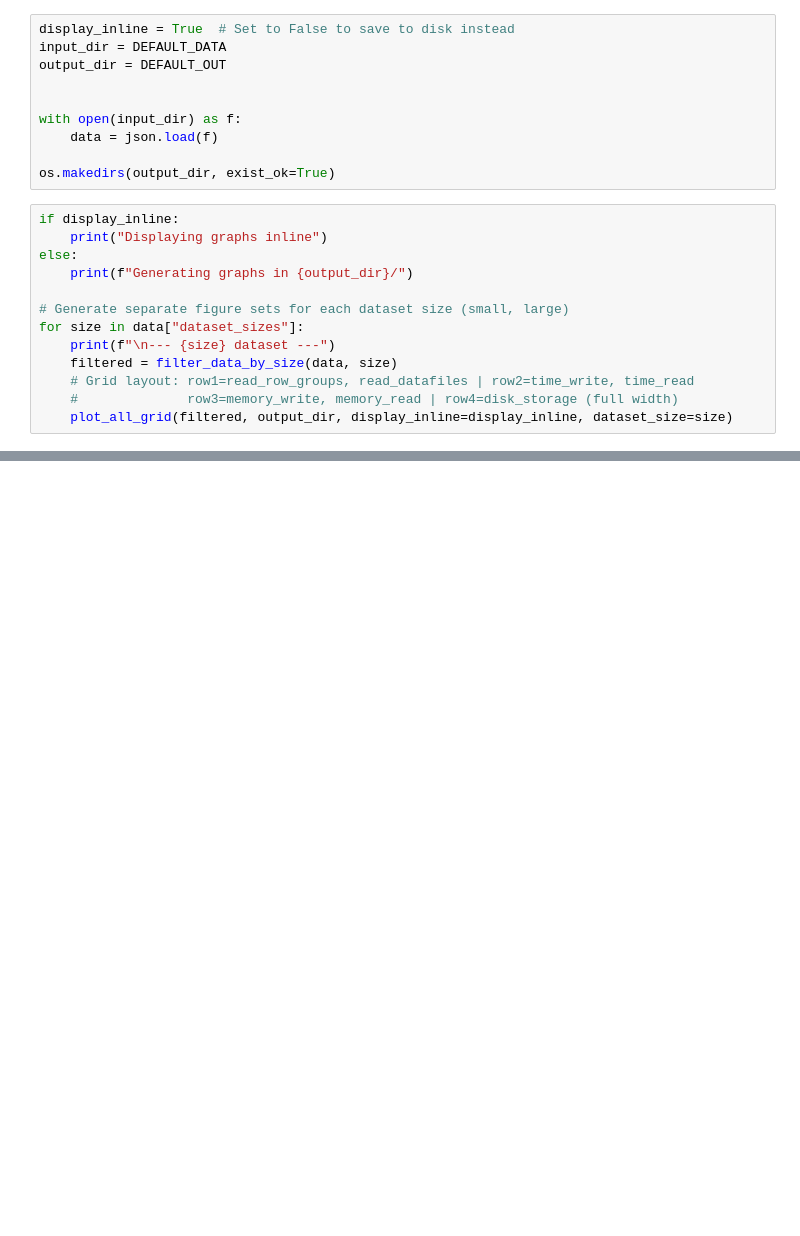
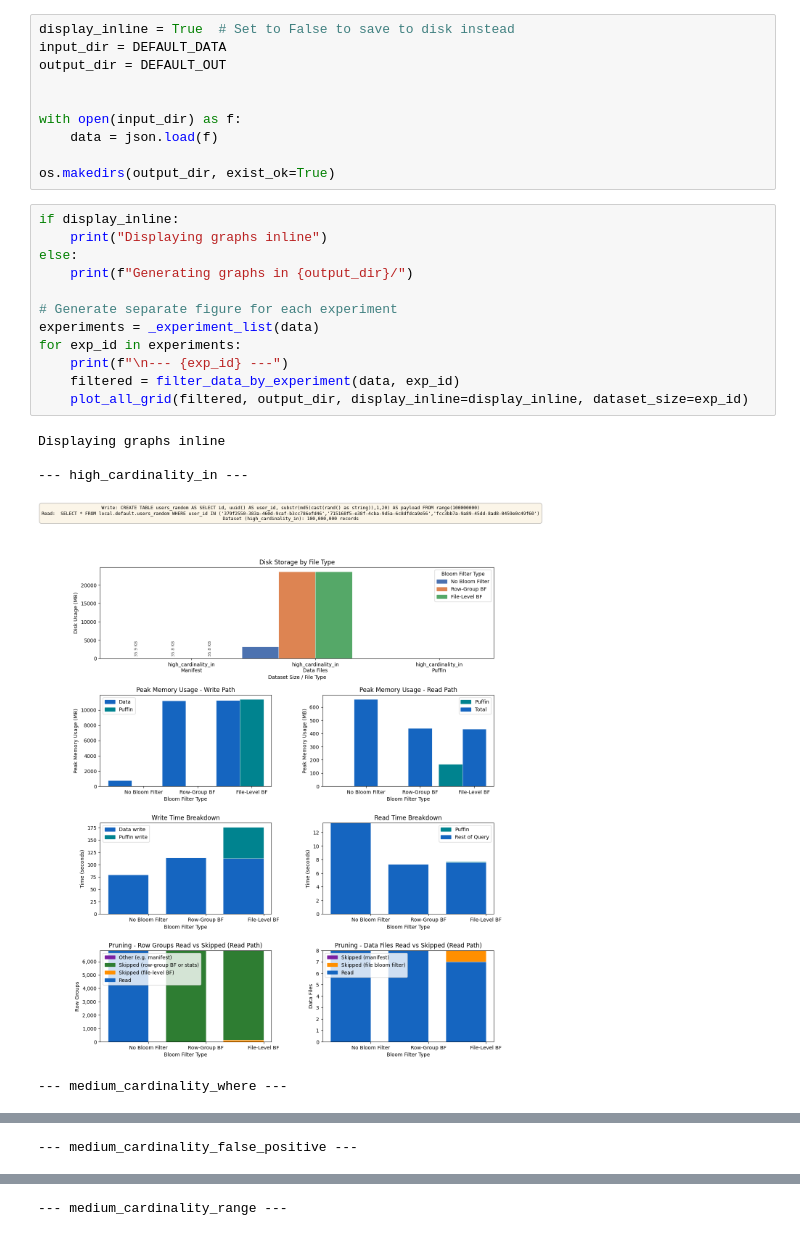
Before and after one commit to petern48/bf-index-experiment, a Jupyter notebook: graphing_scripts/plot_all.ipynb, the cells around one changed output, grey strips where cells are left out. Drawn from its saved outputs; the diff is of its cells as text; blank space fills up the shorter version.

Commit message:
Update write and read queries to be high and low cardinality queries + false positive and range query experiments

```diff
--- a/graphing_scripts/plot_all.ipynb
+++ b/graphing_scripts/plot_all.ipynb
@@ -22,13 +24,18 @@ os.makedirs(output_dir, exist_ok=True)
 # %%
 if display_inline:
     print("Displaying graphs inline")
 else:
     print(f"Generating graphs in {output_dir}/")
 
-# Generate separate figure sets for each dataset size (small, large)
-for size in data["dataset_sizes"]:
-    print(f"\n--- {size} dataset ---")
-    filtered = filter_data_by_size(data, size)
-    # Grid layout: row1=read_row_groups, read_datafiles | row2=time_write, time_read
-    #              row3=memory_write, memory_read | row4=disk_storage (full width)
-    plot_all_grid(filtered, output_dir, display_inline=display_inline, dataset_size=size)
+# Generate separate figure for each experiment
+experiments = _experiment_list(data)
+for exp_id in experiments:
+    print(f"\n--- {exp_id} ---")
+    filtered = filter_data_by_experiment(data, exp_id)
+    plot_all_grid(filtered, output_dir, display_inline=display_inline, dataset_size=exp_id)
+# %% [output]
+Displaying graphs inline
+
+--- high_cardinality_in ---
+[figure, added]
+--- medium_cardinality_where ---
@@ -34,0 +43 @@ for size in data["dataset_sizes"]:
+--- medium_cardinality_false_positive ---
@@ -34,0 +45 @@ for size in data["dataset_sizes"]:
+--- medium_cardinality_range ---
```
Also changed, not shown: parts of 2 cells of this notebook, 5 other files.
